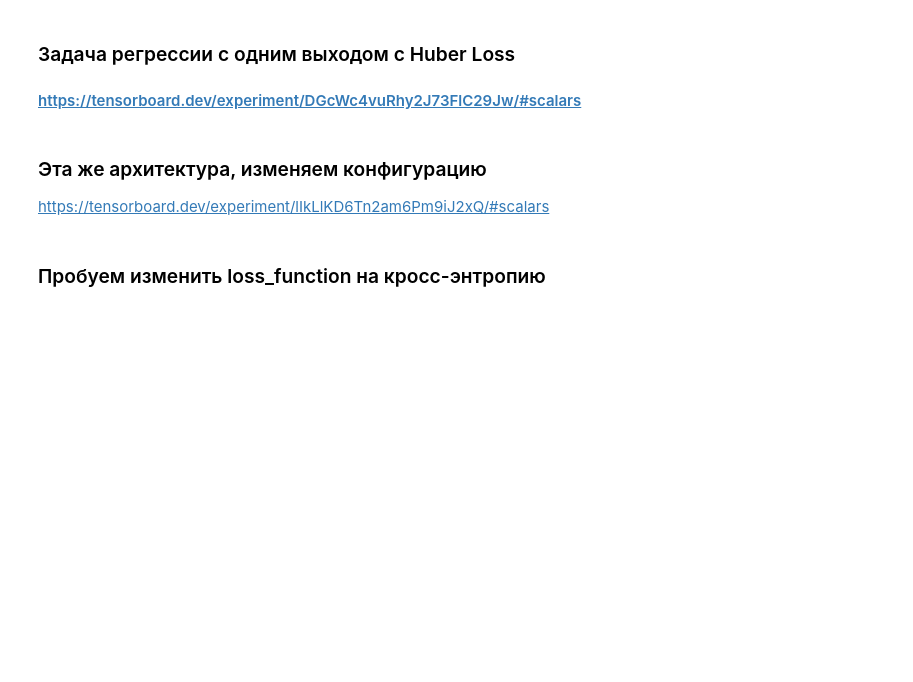
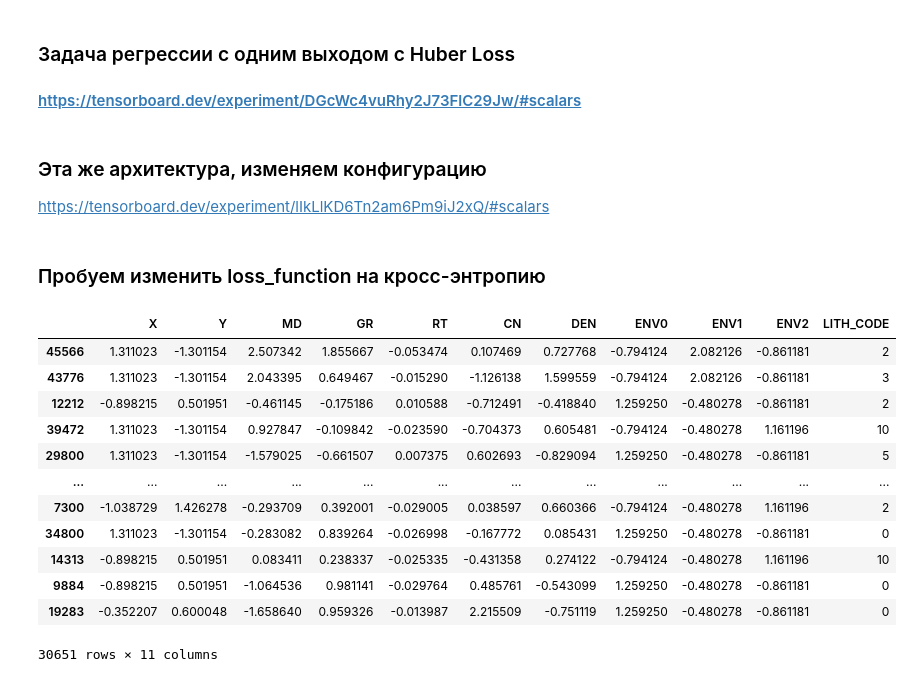
Before and after one commit to AAYamoldin/TrainingPrograms, a Jupyter notebook: Python/ITMO_Applied _AI_Challenge_Oil_and_Gas_Industry_Case_hackathon/solution/solution.ipynb, the cells around one changed output. Drawn from its saved outputs; the diff is of its cells as text; code cells hidden in the pictures; blank space fills up the shorter version.

```diff
--- a/Python/ITMO_Applied _AI_Challenge_Oil_and_Gas_Industry_Case_hackathon/solution/solution.ipynb
+++ b/Python/ITMO_Applied _AI_Challenge_Oil_and_Gas_Industry_Case_hackathon/solution/solution.ipynb
@@ -773,3 +773,37 @@ for batch in tqdm(range(3000)):
 #             torch.save(net4_corr.state_dict(), 'model_weights/net4_corr.pth') # saving model
 #     running_train_loss = 0
 #     running_test_loss = 0
+# %%
+class2idx = {
+    100:0,
+    200:1,
+    300:2,
+    400:3,
+    500:4,
+    600:5,
+    800:6,
+    1000:7,
+    1100:8,
+    1200:9,
+    1300:10,
+    1400:11,
+    1500:12
+}
+
+idx2class = {v: k for k, v in class2idx.items()}
+train['LITH_CODE'].replace(class2idx, inplace=True)
+train
+# %% [output]
+|  | X | Y | MD | GR | RT | CN | DEN | ENV0 | ENV1 | ENV2 | LITH_CODE |
+| 45566 | 1.311023 | -1.301154 | 2.507342 | 1.855667 | -0.053474 | 0.107469 | 0.727768 | -0.794124 | 2.082126 | -0.861181 | 2 |
+| 43776 | 1.311023 | -1.301154 | 2.043395 | 0.649467 | -0.015290 | -1.126138 | 1.599559 | -0.794124 | 2.082126 | -0.861181 | 3 |
+| 12212 | -0.898215 | 0.501951 | -0.461145 | -0.175186 | 0.010588 | -0.712491 | -0.418840 | 1.259250 | -0.480278 | -0.861181 | 2 |
+| 39472 | 1.311023 | -1.301154 | 0.927847 | -0.109842 | -0.023590 | -0.704373 | 0.605481 | -0.794124 | -0.480278 | 1.161196 | 10 |
+| 29800 | 1.311023 | -1.301154 | -1.579025 | -0.661507 | 0.007375 | 0.602693 | -0.829094 | 1.259250 | -0.480278 | -0.861181 | 5 |
+| ... | ... | ... | ... | ... | ... | ... | ... | ... | ... | ... | ... |
+| 7300 | -1.038729 | 1.426278 | -0.293709 | 0.392001 | -0.029005 | 0.038597 | 0.660366 | -0.794124 | -0.480278 | 1.161196 | 2 |
+| 34800 | 1.311023 | -1.301154 | -0.283082 | 0.839264 | -0.026998 | -0.167772 | 0.085431 | 1.259250 | -0.480278 | -0.861181 | 0 |
+| 14313 | -0.898215 | 0.501951 | 0.083411 | 0.238337 | -0.025335 | -0.431358 | 0.274122 | -0.794124 | -0.480278 | 1.161196 | 10 |
+| 9884 | -0.898215 | 0.501951 | -1.064536 | 0.981141 | -0.029764 | 0.485761 | -0.543099 | 1.259250 | -0.480278 | -0.861181 | 0 |
+| 19283 | -0.352207 | 0.600048 | -1.658640 | 0.959326 | -0.013987 | 2.215509 | -0.751119 | 1.259250 | -0.480278 | -0.861181 | 0 |
+30651 rows × 11 columns
```
Also changed, not shown: parts of 12 cells of this notebook, 11 other files.
